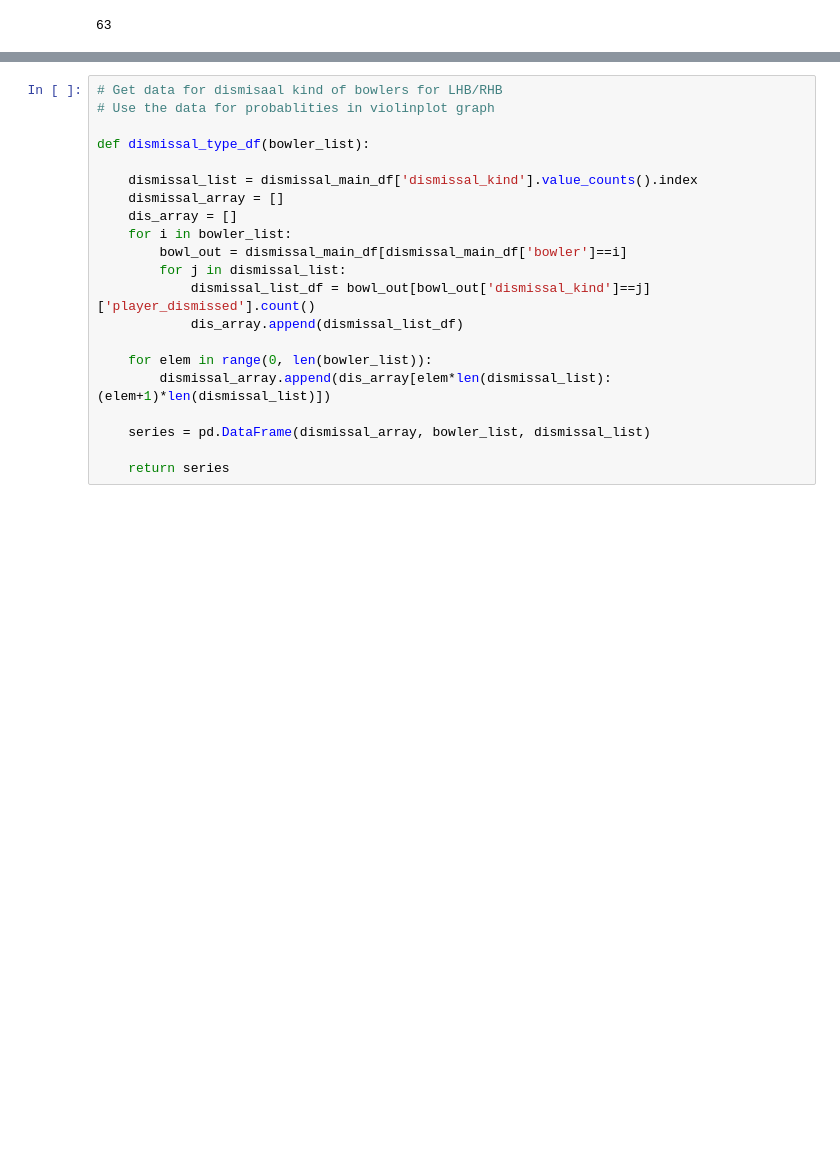
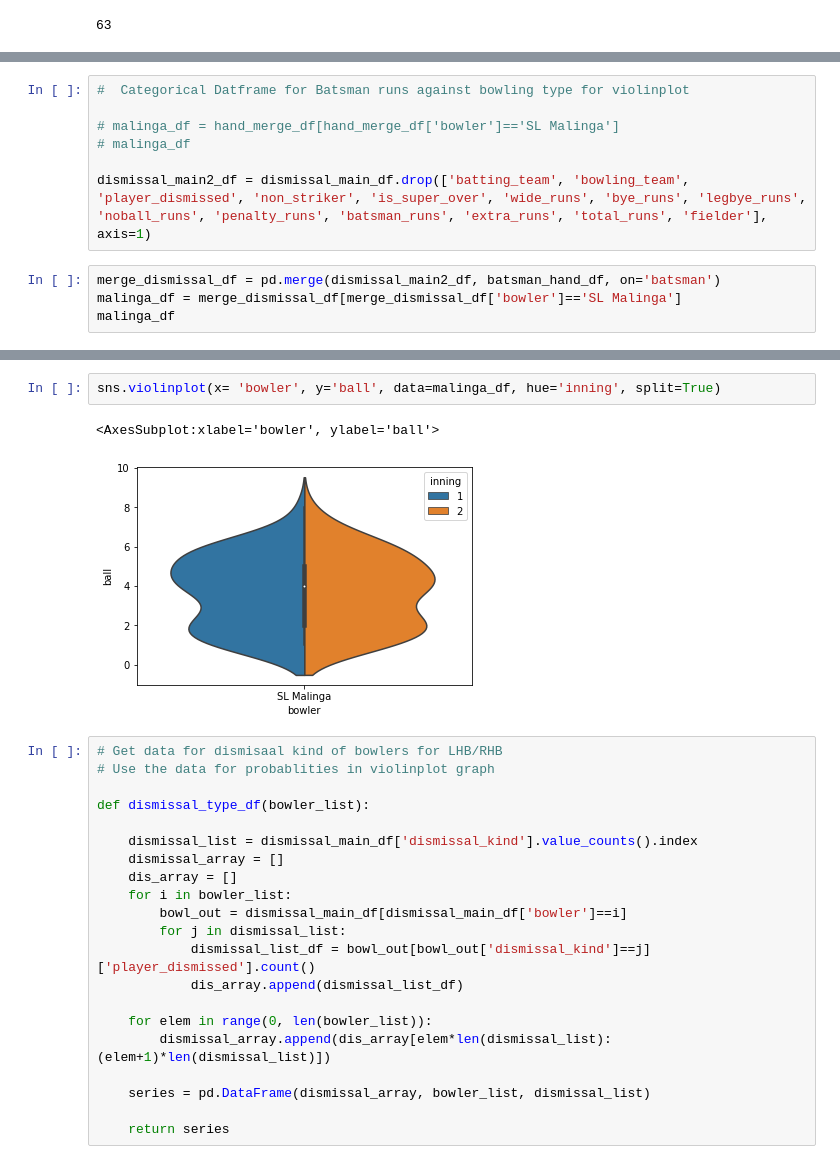
Before and after one commit to Utkarsh736/IPL_Data_Analysis, a Jupyter notebook: Template.ipynb, the cells around one changed output, grey strips where cells are left out. Drawn from its saved outputs; the diff is of its cells as text; blank space fills up the shorter version.

```diff
--- a/Template.ipynb
+++ b/Template.ipynb
@@ -378,0 +404,11 @@ bowl_out[bowl_out['dismissal_kind']=='bowled']['player_dismissed'].count()
+# %%
+#  Categorical Datframe for Batsman runs against bowling type for violinplot
+
+# malinga_df = hand_merge_df[hand_merge_df['bowler']=='SL Malinga']
+# malinga_df
+
+dismissal_main2_df = dismissal_main_df.drop(['batting_team', 'bowling_team', 'player_dismissed', 'non_striker', 'is_super_over', 'wide_runs', 'bye_runs', 'legbye_runs', 'noball_runs', 'penalty_runs', 'batsman_runs', 'extra_runs', 'total_runs', 'fielder'], axis=1)
+# %%
+merge_dismissal_df = pd.merge(dismissal_main2_df, batsman_hand_df, on='batsman')
+malinga_df = merge_dismissal_df[merge_dismissal_df['bowler']=='SL Malinga']
+malinga_df
@@ -379,3 +429,8 @@ bowl_out[bowl_out['dismissal_kind']=='bowled']['player_dismissed'].count()
+# %%
+sns.violinplot(x= 'bowler', y='ball', data=malinga_df, hue='inning', split=True)
+# %% [output]
+<AxesSubplot:xlabel='bowler', ylabel='ball'>
+[figure, added]
 # %%
 # Get data for dismisaal kind of bowlers for LHB/RHB
 # Use the data for probablities in violinplot graph
```
Also changed, not shown: parts of 14 cells of this notebook, 1 other file.
